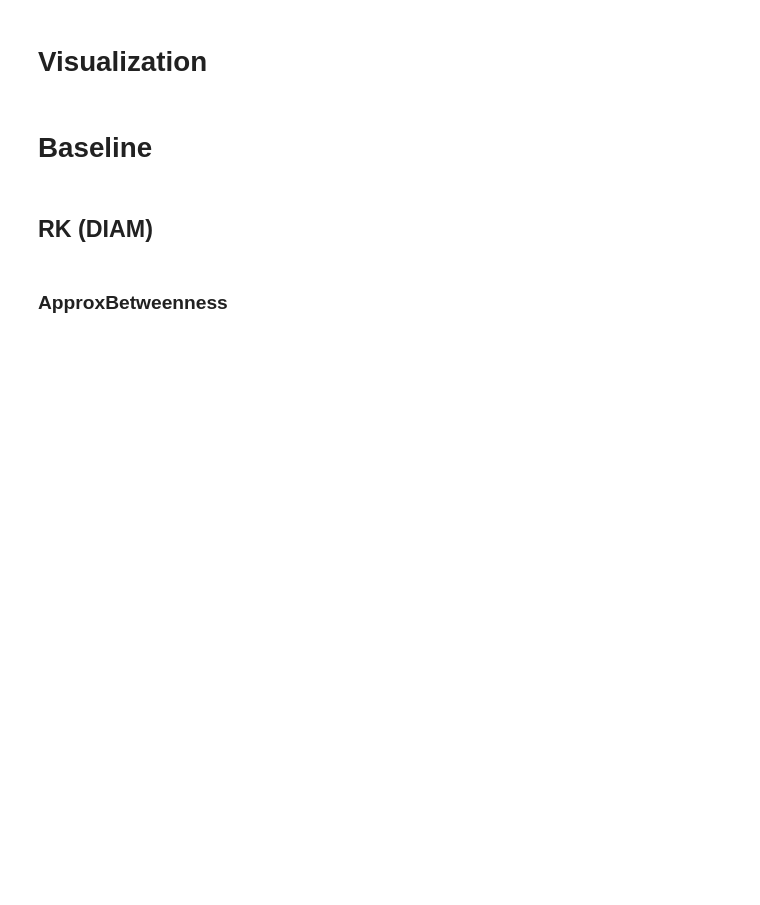
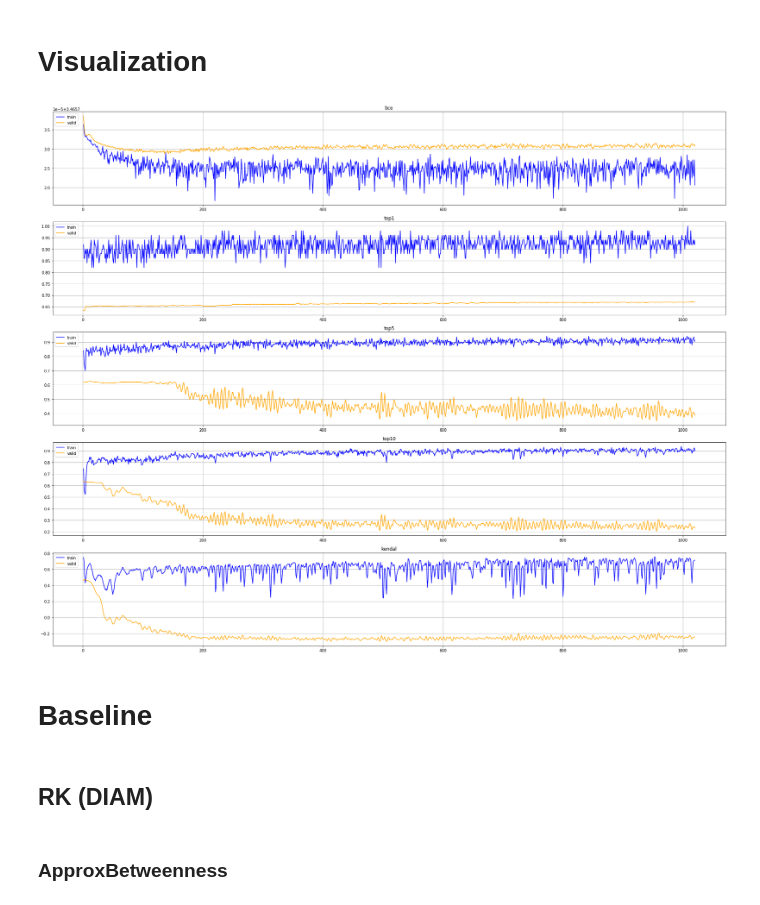
Before and after one commit to junjun1023/DrBC_pytorch, a Jupyter notebook: result/2021-03-16 10-44/code.ipynb, the cells around one changed output. Saved outputs shown, nothing was run; the diff lists cells and outputs as text; code cells hidden in the pictures; blank space fills up the shorter version.

```diff
--- a/result/2021-03-16 10-44/code.ipynb
+++ b/result/2021-03-16 10-44/code.ipynb
@@ -717,34 +718,36 @@ import matplotlib.pyplot as plt
 with open(setting.train_info_p, 'r') as train_info, \
     open(setting.val_info_p, 'r') as valid_info:
 
     train = json.load(train_info)
     valid = json.load(valid_info)
 
-    epochs = setting.epochs
     keys = list(train.keys())
+    epochs = len(train[keys[0]])
 
     x = np.linspace(1, epochs, epochs)
 
     ### plot bce loss and mean top N %
     fig, axs = plt.subplots(len(keys), figsize=(25, 4 * len(keys)))
     for index, ax in enumerate(axs):
         key = keys[index]
 
         if key == "bce":
             y_train = [v/nodes_cnt for v in train[key]]
             y_valid = [v/5000 for v in valid[key]]
             ax.plot(x, y_train, color="blue")
             ax.plot(x, y_valid, color="orange")
         else:
             ax.plot(x, train[key], color="blue")
             ax.plot(x, valid[key], color="orange")
 
         ax.legend(["train", "valid"], loc='upper left')
         ax.set_title(key)
         ax.grid()
 
     plt.tight_layout()
     plt.savefig(setting.result_plt_p, facecolor="white")
+# %% [output]
+[figure, added]
 # %% [markdown]
 # Baseline
 # %%
```
Also changed, not shown: parts of 1 cell of this notebook, 7 other files.
